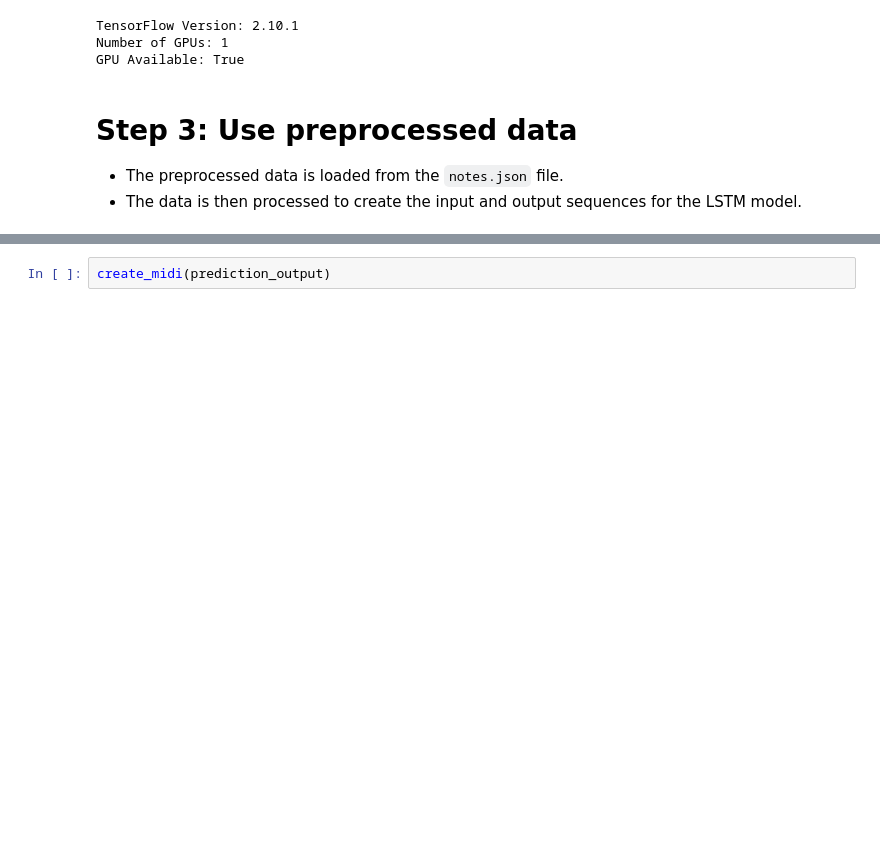
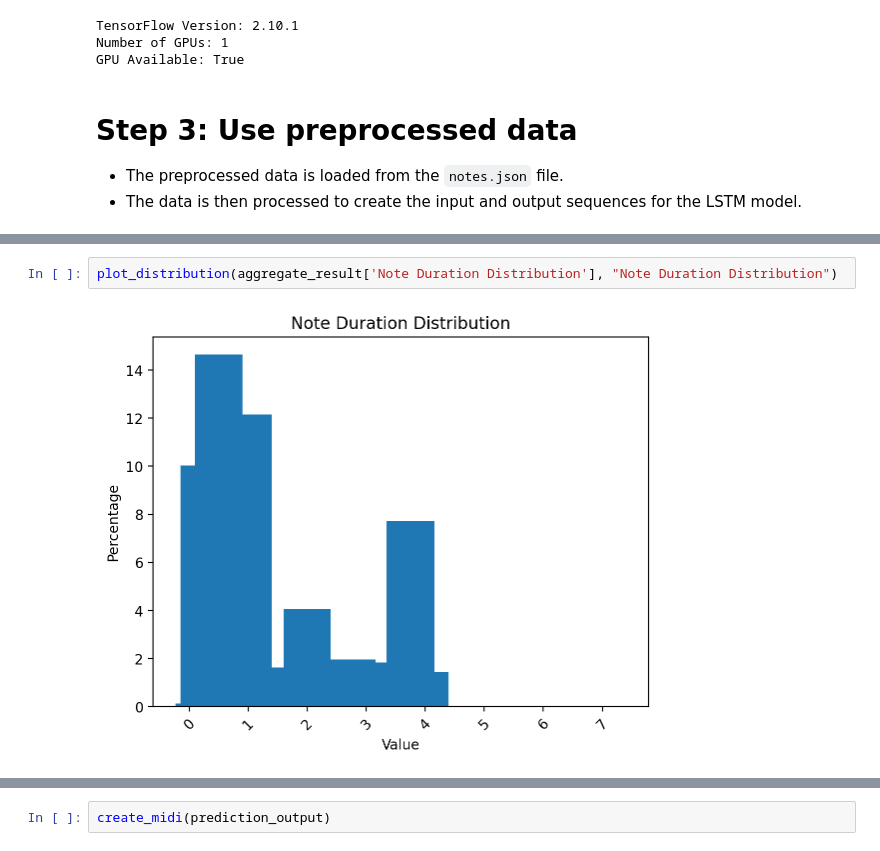
Before and after one commit to nh2seven/Immersic-Legacy, a Jupyter notebook: Immersic.ipynb, the cells around one changed output, grey strips where cells are left out. Drawn from its saved outputs; the diff is of its cells as text; blank space fills up the shorter version.

```diff
--- a/Immersic.ipynb
+++ b/Immersic.ipynb
@@ -171,0 +270,4 @@ pitchnames
+# %%
+plot_distribution(aggregate_result['Note Duration Distribution'], "Note Duration Distribution")
+# %% [output]
+[figure, added]
```
Also changed, not shown: parts of 22 cells of this notebook, 2 other files.
